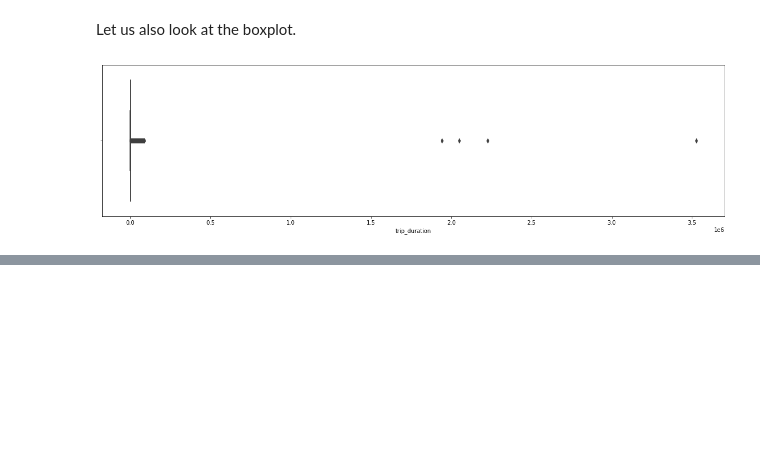
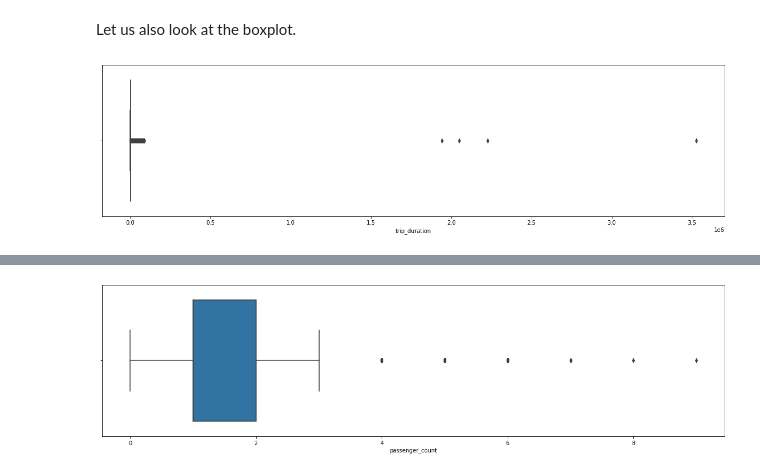
Before and after one commit to farhanraza200001/NYC-taxi-trip-time-prediction, a Jupyter notebook: NYC_Taxi_Trip_Time_Prediction_Capstone_Project.ipynb, the cells around one changed output, grey strips where cells are left out. Drawn from its saved outputs; the diff is of its cells as text; code cells hidden in the pictures; blank space fills up the shorter version.

```diff
--- a/NYC_Taxi_Trip_Time_Prediction_Capstone_Project.ipynb
+++ b/NYC_Taxi_Trip_Time_Prediction_Capstone_Project.ipynb
@@ -237,0 +351,6 @@ plt.show()
+# %%
+plt.figure(figsize = (20,5))
+sns.boxplot(df.passenger_count)
+plt.show()
+# %% [output]
+[figure, added]
```
Also changed, not shown: parts of 18 cells of this notebook.
